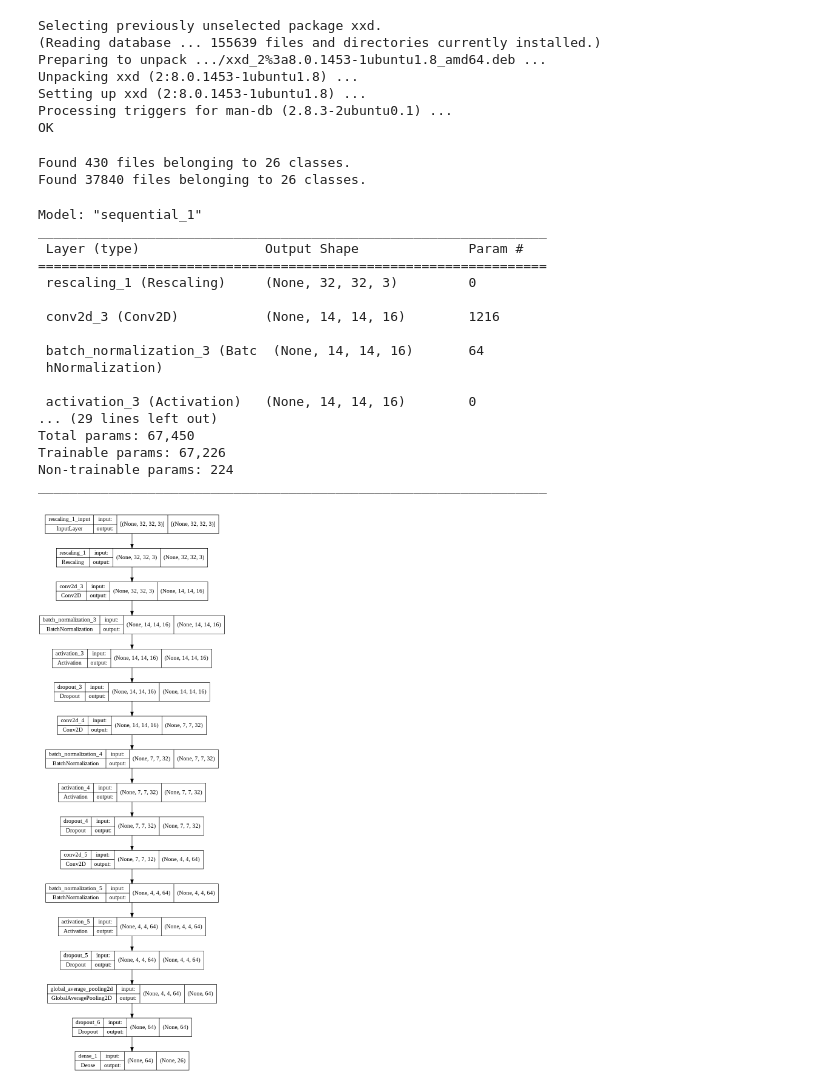
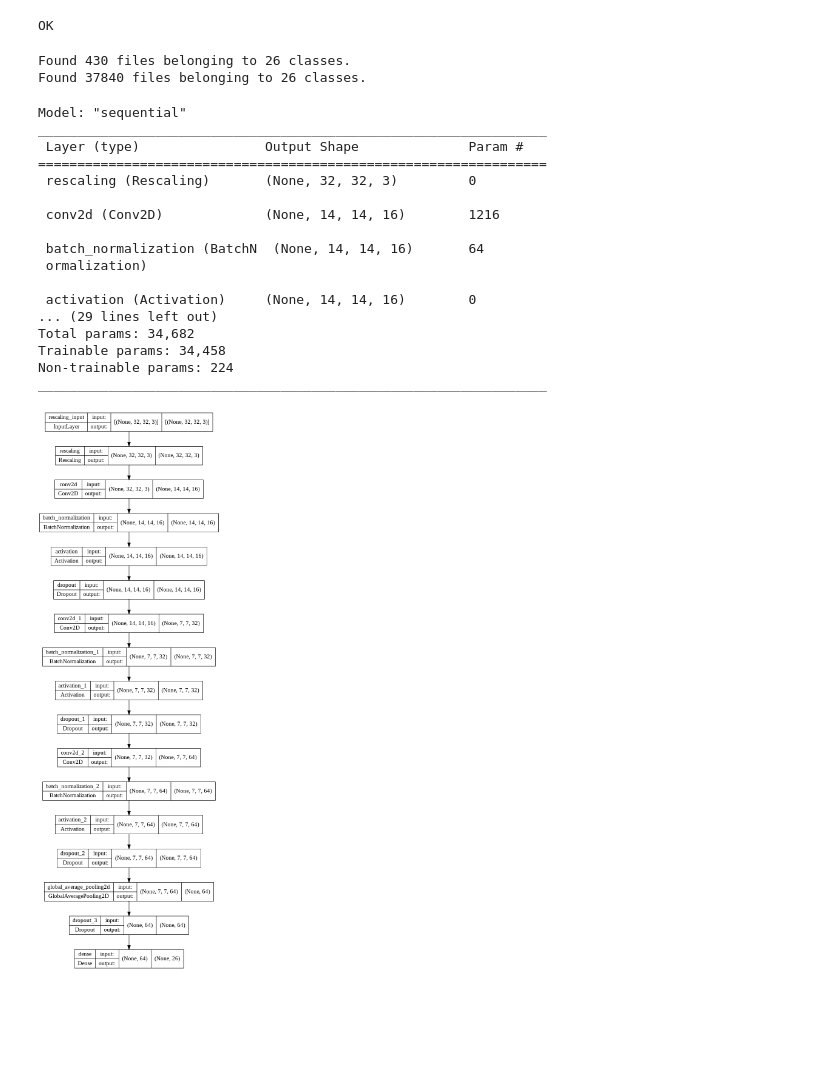
Before and after one commit to AntonioPriego/DeepPen, a Jupyter notebook: Train/Train.ipynb, the cells around one changed output. Saved outputs shown, nothing was run; the diff lists cells and outputs as text; code cells hidden in the pictures; blank space fills up the shorter version.

```diff
--- a/Train/Train.ipynb
+++ b/Train/Train.ipynb
@@ -22,15 +22,16 @@ from IPython.display import Image, display
 
 
 
-DATASET_FILENAME     = "deep_pen_dataset"
+DATASET_FILENAME     = "smart_pen_dataset"
 SAVED_MODEL_FILENAME = "saved_model"
 FMODEL_FILENAME      = "float_model.tfl"
 QMODEL_FILENAME      = "quantized_model.tfl"
-MODEL_FILENAME       = "deep_pen_model_data.cc"
+MODEL_FILENAME       = "smart_pen_model_data.cc"
+NUM_CLASSES          = 26
 
 !apt-get -qq update && apt-get -qq install xxd
 
-!wget "https://drive.google.com/uc?export=download&id=1NBUAHjxW3ROO3EUmQORnxDMvTSJbj-R6" -O {DATASET_FILENAME}.tar.gz -q
+!wget "https://drive.google.com/uc?export=download&id=1RMHHQIyAQppk32coNrwr7ngmAZ0syAbv" -O {DATASET_FILENAME}.tar.gz -q
 !rm -rf {DATASET_FILENAME}
 !tar xvzf {DATASET_FILENAME}.tar.gz 1>/dev/null
 !rm -rf {DATASET_FILENAME}.tar.gz sample_data
@@ -38,12 +39,6 @@ MODEL_FILENAME       = "deep_pen_model_data.cc"
 
 print("OK") if os.path.exists(DATASET_FILENAME) else print("Error")
 # %% [output]
-Selecting previously unselected package xxd.
-(Reading database ... 155639 files and directories currently installed.)
-Preparing to unpack .../xxd_2%3a8.0.1453-1ubuntu1.8_amd64.deb ...
-Unpacking xxd (2:8.0.1453-1ubuntu1.8) ...
-Setting up xxd (2:8.0.1453-1ubuntu1.8) ...
-Processing triggers for man-db (2.8.3-2ubuntu0.1) ...
 OK
 # %%
 ############################### READ THE STROKES ###############################
@@ -271,57 +268,56 @@ Found 37840 files belonging to 26 classes.
 ############################### MAKING THE MODEL ###############################
 
 def make_model(input_shape, num_classes):
   model = models.Sequential()
+
+  # Rescaling
   model.add( layers.Rescaling(1.0 / 255) )
+  # Block 1
   model.add( layers.Conv2D(16, 5, strides=2, input_shape=input_shape) )
   model.add( layers.BatchNormalization() )
   model.add( layers.Activation("relu") )
-  model.add( layers.Dropout(0.5) )
-
-  #model.add( layers.Conv2D(24, 5, strides=2, padding="same") )
-  #model.add( layers.BatchNormalization() )
-  #model.add( layers.Activation("relu") )
-  #model.add( layers.Dropout(0.5) )
-
+  model.add( layers.Dropout(0.45) )
+  # Block 2
   model.add( layers.Conv2D(32, 5, strides=2, padding="same") )
   model.add( layers.BatchNormalization() )
   model.add( layers.Activation("relu") )
-  model.add( layers.Dropout(0.5) )
-
-  model.add( layers.Conv2D(64, 5, strides=2, padding="same") )
+  model.add( layers.Dropout(0.45) )
+  # Block 3
+  model.add( layers.Conv2D(64, 3, strides=1, padding="same") )
   model.add( layers.BatchNormalization() )
   model.add( layers.Activation("relu") )
-  model.add( layers.Dropout(0.5) )
+  model.add( layers.Dropout(0.45) )
+  # Pooling + another Dropout
+  model.add( layers.GlobalAveragePooling2D() )
+  model.add( layers.Dropout(0.45) )
+  # Softmax
+  model.add( layers.Dense(num_classes, activation="softmax") )
 
-  model.add( layers.GlobalAveragePooling2D() )
-  model.add( layers.Dropout(0.5) )
-
-  model.add( layers.Dense(num_classes, activation="softmax") )
 
   return model
 
-model = make_model(input_shape=(IMAGE_WIDTH, IMAGE_HEIGHT, 3), num_classes=26)
+model = make_model(input_shape=(IMAGE_WIDTH, IMAGE_HEIGHT, 3), num_classes=NUM_CLASSES)
 model.build(input_shape=(None, IMAGE_WIDTH, IMAGE_HEIGHT, 3))
 model.summary()
 keras.utils.plot_model(model, show_shapes=True)
 # %% [output]
-Model: "sequential_1"
+Model: "sequential"
 _________________________________________________________________
  Layer (type)                Output Shape              Param #
 =================================================================
- rescaling_1 (Rescaling)     (None, 32, 32, 3)         0
+ rescaling (Rescaling)       (None, 32, 32, 3)         0
 
- conv2d_3 (Conv2D)           (None, 14, 14, 16)        1216
+ conv2d (Conv2D)             (None, 14, 14, 16)        1216
 
- batch_normalization_3 (Batc  (None, 14, 14, 16)       64
- hNormalization)
+ batch_normalization (BatchN  (None, 14, 14, 16)       64
+ ormalization)
 
- activation_3 (Activation)   (None, 14, 14, 16)        0
+ activation (Activation)     (None, 14, 14, 16)        0
 ... (29 lines left out)
-Total params: 67,450
-Trainable params: 67,226
+Total params: 34,682
+Trainable params: 34,458
 Non-trainable params: 224
 _________________________________________________________________
-[figure, old version]
+[figure, new version]
 # %%
 ############################## TRAINING THE MODEL ##############################
```
Also changed, not shown: parts of 11 cells of this notebook.
